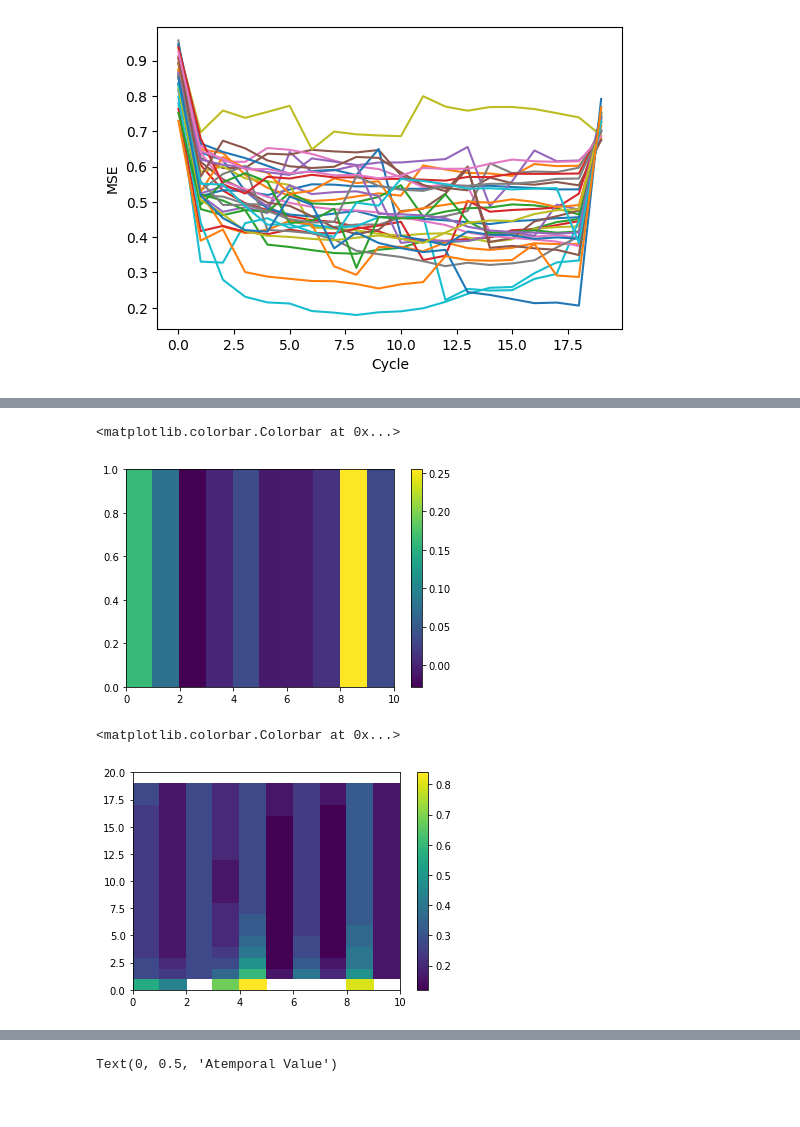
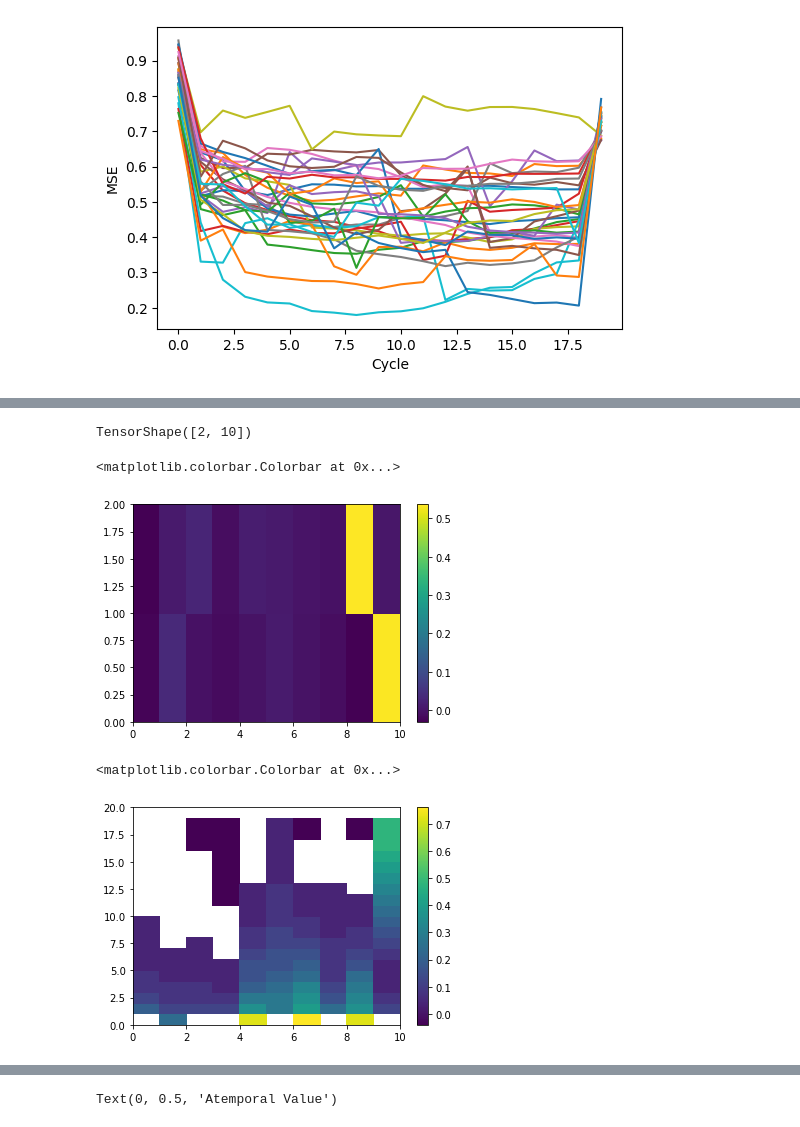
Before and after one commit to wilkieolin/phasor_networks, a Jupyter notebook: cifar detail.ipynb, the cells around one changed output, grey strips where cells are left out. Drawn from its saved outputs; the diff is of its cells as text; code cells hidden in the pictures.

```diff
--- a/cifar detail.ipynb
+++ b/cifar detail.ipynb
@@ -469,12 +441,16 @@ TensorShape([32, 10])
+# %%
+sds2.shape
+# %% [output]
+TensorShape([2, 10])
 # %%
-plt.pcolor(sds2[4:5,:])
+plt.pcolor(sds2[0:2,:])
 plt.colorbar()
 # %% [output]
 <matplotlib.colorbar.Colorbar at 0x...>
-[figure, old version]
+[figure, new version]
 # %%
-plt.pcolor(phase7[4])
+plt.pcolor(phase7[0])
 plt.colorbar()
 # %% [output]
 <matplotlib.colorbar.Colorbar at 0x...>
-[figure, old version]
+[figure, new version]
```
Also changed, not shown: parts of 40 cells of this notebook, 4 other files.
